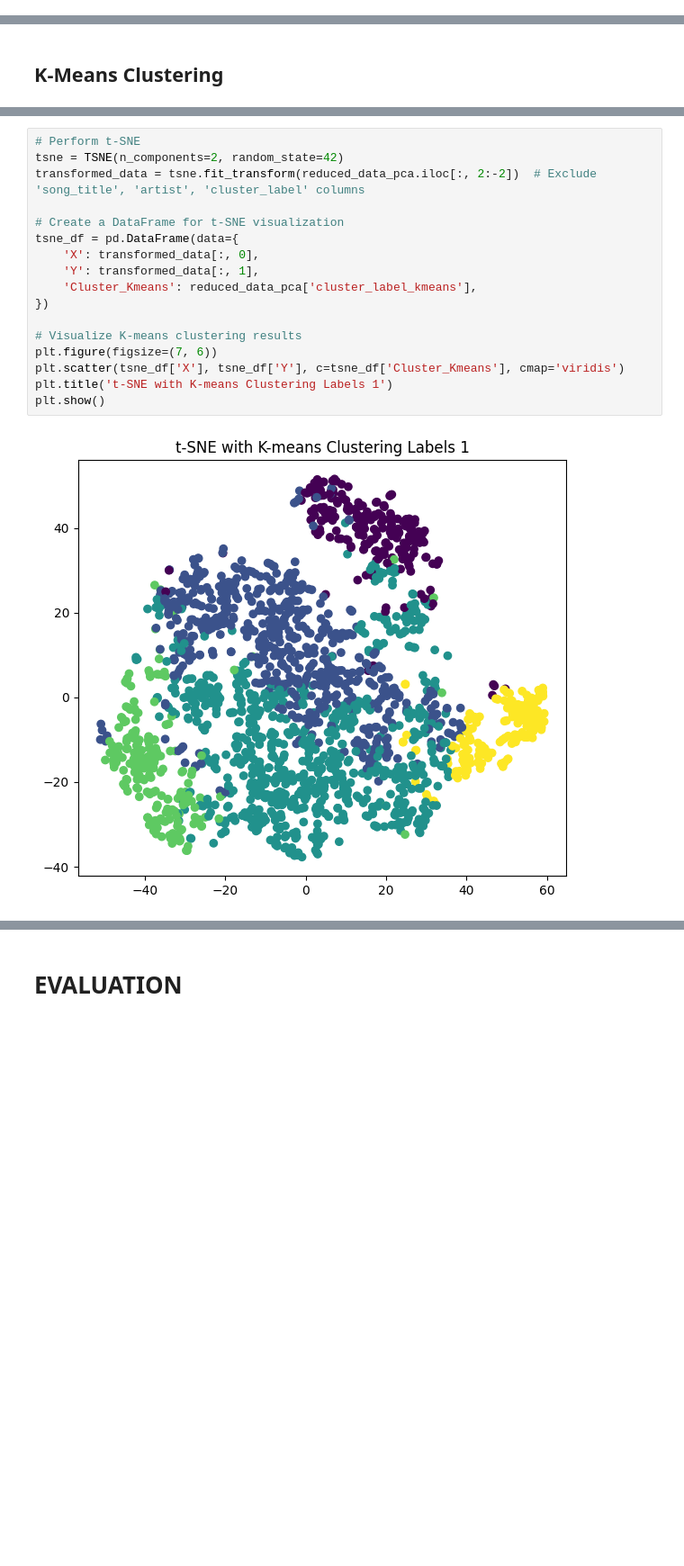
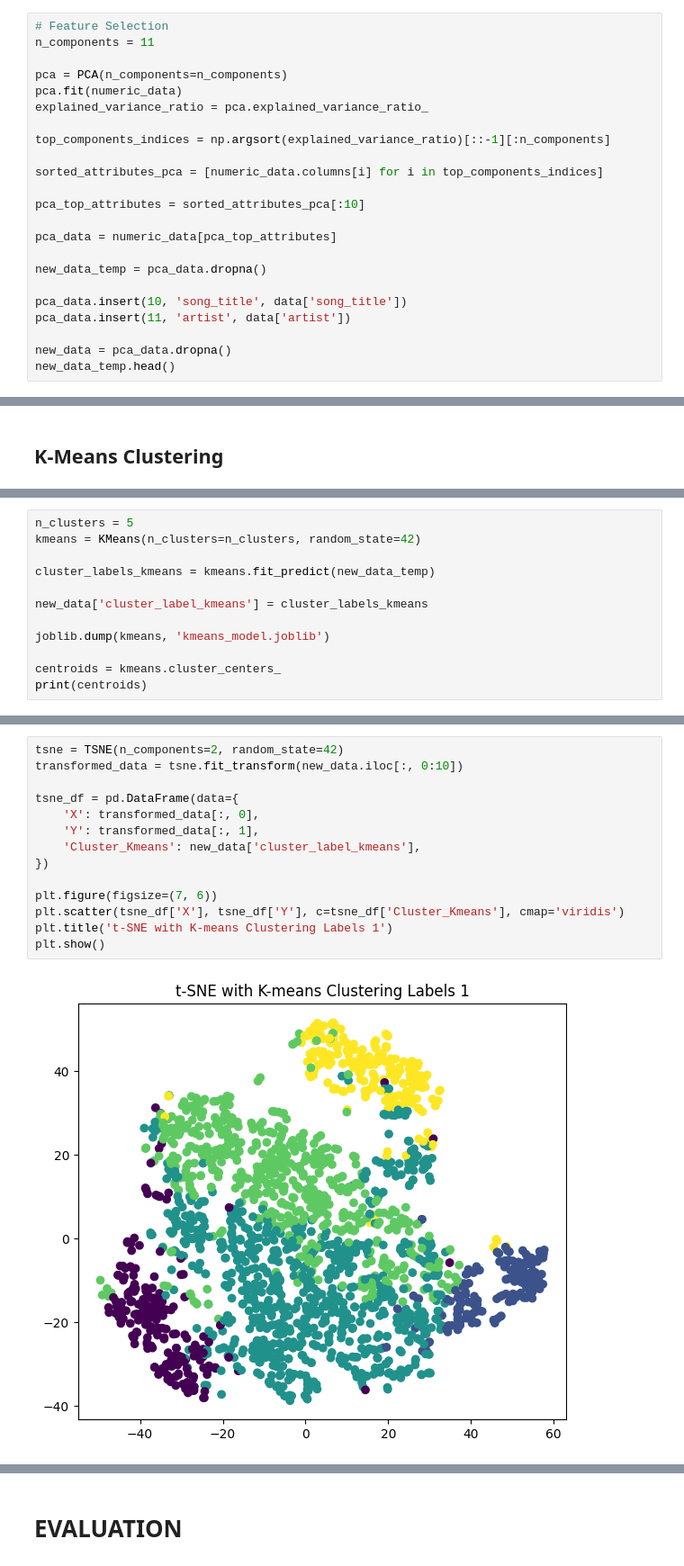
Before and after one commit to ansh512/MusicRec, a Jupyter notebook: song-recommender-ml-analysis.ipynb, the cells around one changed output, grey strips where cells are left out. Shown at 90% size. Drawn from its saved outputs; the diff is of its cells as text; blank space fills up the shorter version.

```diff
--- a/song-recommender-ml-analysis.ipynb
+++ b/song-recommender-ml-analysis.ipynb
@@ -419,0 +269,23 @@ new_data.head()
+# %%
+# Feature Selection
+n_components = 11
+
+pca = PCA(n_components=n_components)
+pca.fit(numeric_data)
+explained_variance_ratio = pca.explained_variance_ratio_
+
+top_components_indices = np.argsort(explained_variance_ratio)[::-1][:n_components]
+
+sorted_attributes_pca = [numeric_data.columns[i] for i in top_components_indices]
+
+pca_top_attributes = sorted_attributes_pca[:10]
+
+pca_data = numeric_data[pca_top_attributes]
+
+new_data_temp = pca_data.dropna()
+
+pca_data.insert(10, 'song_title', data['song_title'])
+pca_data.insert(11, 'artist', data['artist'])
+
+new_data = pca_data.dropna()
+new_data_temp.head()
@@ -485,0 +308,12 @@ reduced_data_pca['cluster_label_kmeans'] = cluster_labels_kmeans
+# %%
+n_clusters = 5
+kmeans = KMeans(n_clusters=n_clusters, random_state=42)
+
+cluster_labels_kmeans = kmeans.fit_predict(new_data_temp)
+
+new_data['cluster_label_kmeans'] = cluster_labels_kmeans
+
+joblib.dump(kmeans, 'kmeans_model.joblib')
+
+centroids = kmeans.cluster_centers_
+print(centroids)
@@ -486,19 +334,16 @@ reduced_data_pca['cluster_label_kmeans'] = cluster_labels_kmeans
 # %%
-# Perform t-SNE
 tsne = TSNE(n_components=2, random_state=42)
-transformed_data = tsne.fit_transform(reduced_data_pca.iloc[:, 2:-2])  # Exclude 'song_title', 'artist', 'cluster_label' columns
+transformed_data = tsne.fit_transform(new_data.iloc[:, 0:10])
 
-# Create a DataFrame for t-SNE visualization
 tsne_df = pd.DataFrame(data={
     'X': transformed_data[:, 0],
     'Y': transformed_data[:, 1],
-    'Cluster_Kmeans': reduced_data_pca['cluster_label_kmeans'],
+    'Cluster_Kmeans': new_data['cluster_label_kmeans'],
 })
 
-# Visualize K-means clustering results
 plt.figure(figsize=(7, 6))
 plt.scatter(tsne_df['X'], tsne_df['Y'], c=tsne_df['Cluster_Kmeans'], cmap='viridis')
 plt.title('t-SNE with K-means Clustering Labels 1')
 plt.show()
 # %% [output]
-[figure, old version]
+[figure, new version]
```
Also changed, not shown: parts of 51 cells of this notebook, 7 other files.
